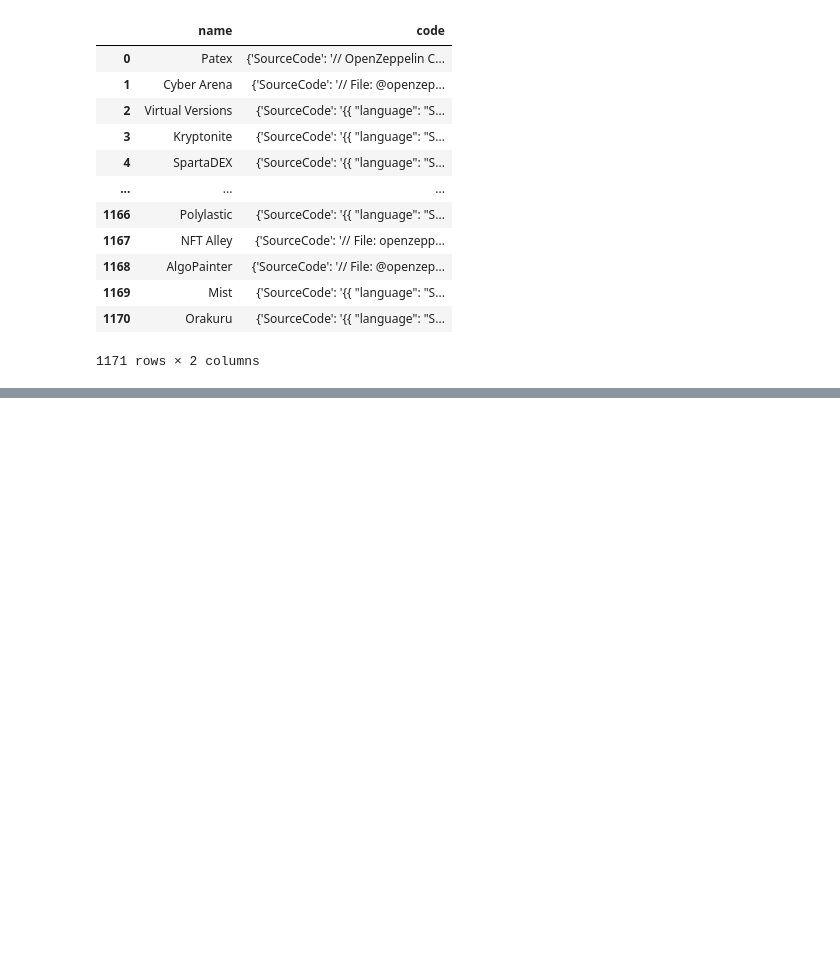
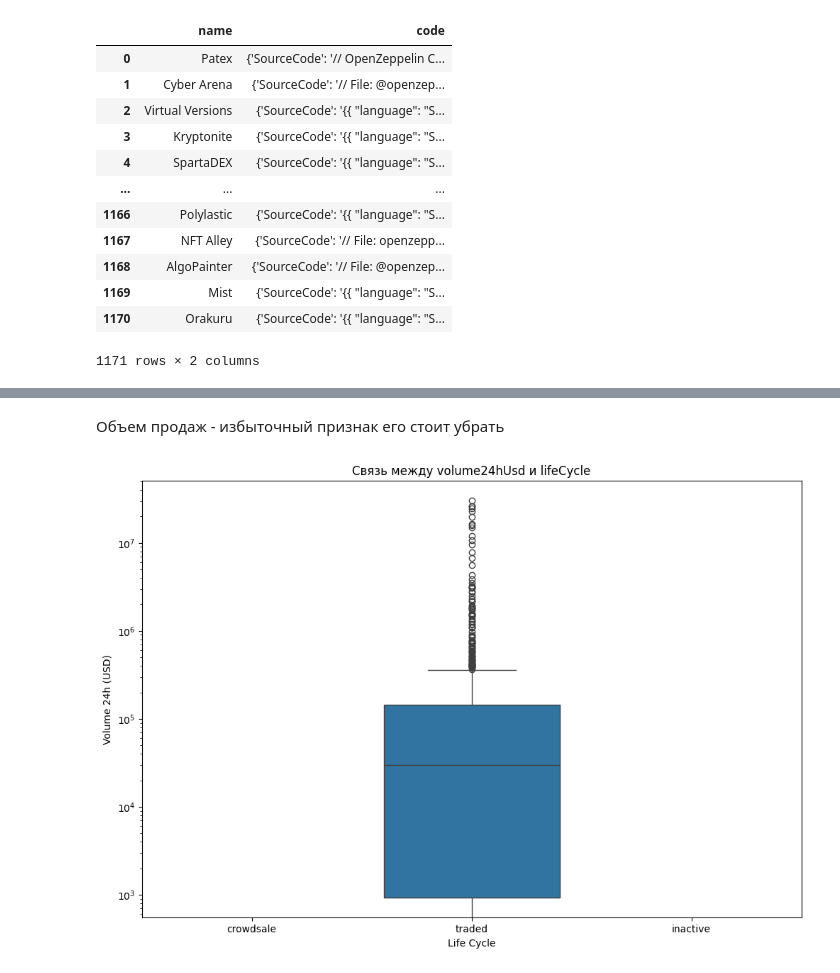
Before and after one commit to MagicKisa/Rug-Pull-check, a Jupyter notebook: analysis.ipynb, the cells around one changed output, grey strips where cells are left out. Saved outputs shown, nothing was run; the diff lists cells and outputs as text; code cells hidden in the pictures; blank space fills up the shorter version.

```diff
--- a/analysis.ipynb
+++ b/analysis.ipynb
@@ -108,0 +371,12 @@ result_df
+# %% [markdown]
+Объем продаж - избыточный признак его стоит убрать
+# %%
+plt.figure(figsize=(12, 8))
+sns.boxplot(x='lifeCycle', y='volume24hUsd', data=result_df)
+plt.yscale('log')  # Используем логарифмическую шкалу, так как объемы торгов могут варьироваться значительно
+plt.title('Связь между volume24hUsd и lifeCycle')
+plt.xlabel('Life Cycle')
+plt.ylabel('Volume 24h (USD)')
+plt.show()
+# %% [output]
+[figure, added]
```
Also changed, not shown: parts of 25 cells of this notebook.
